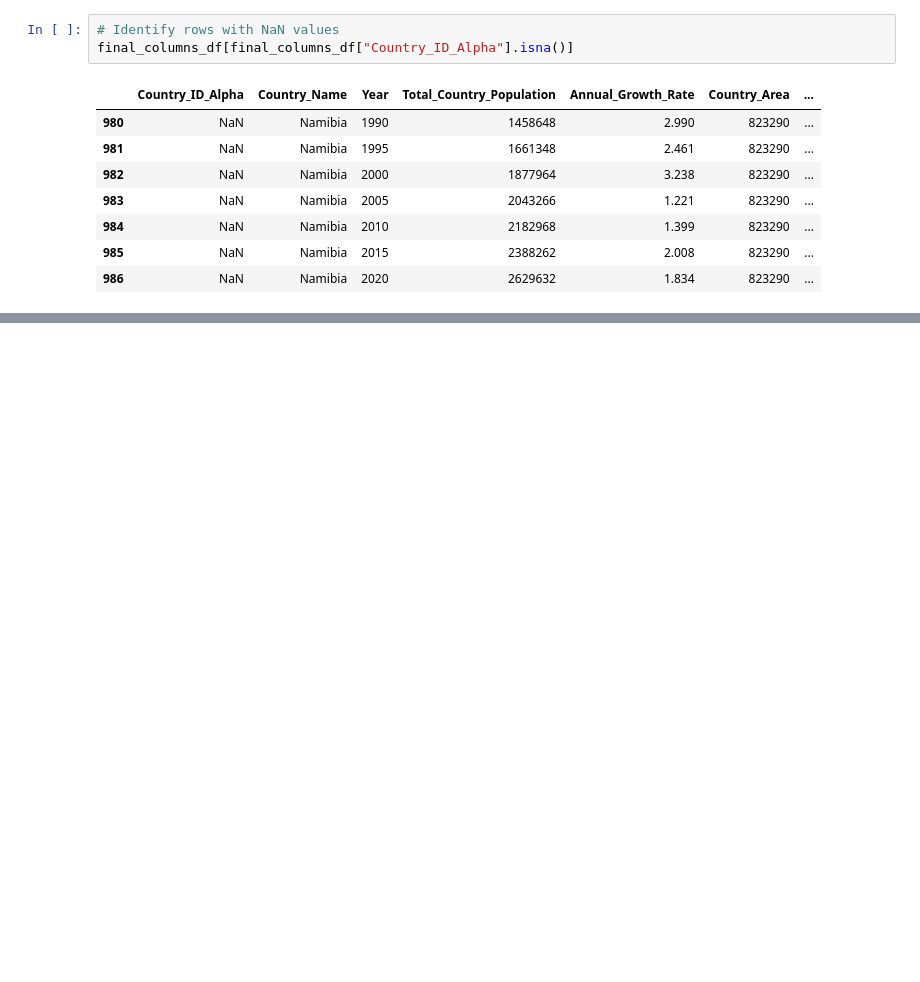
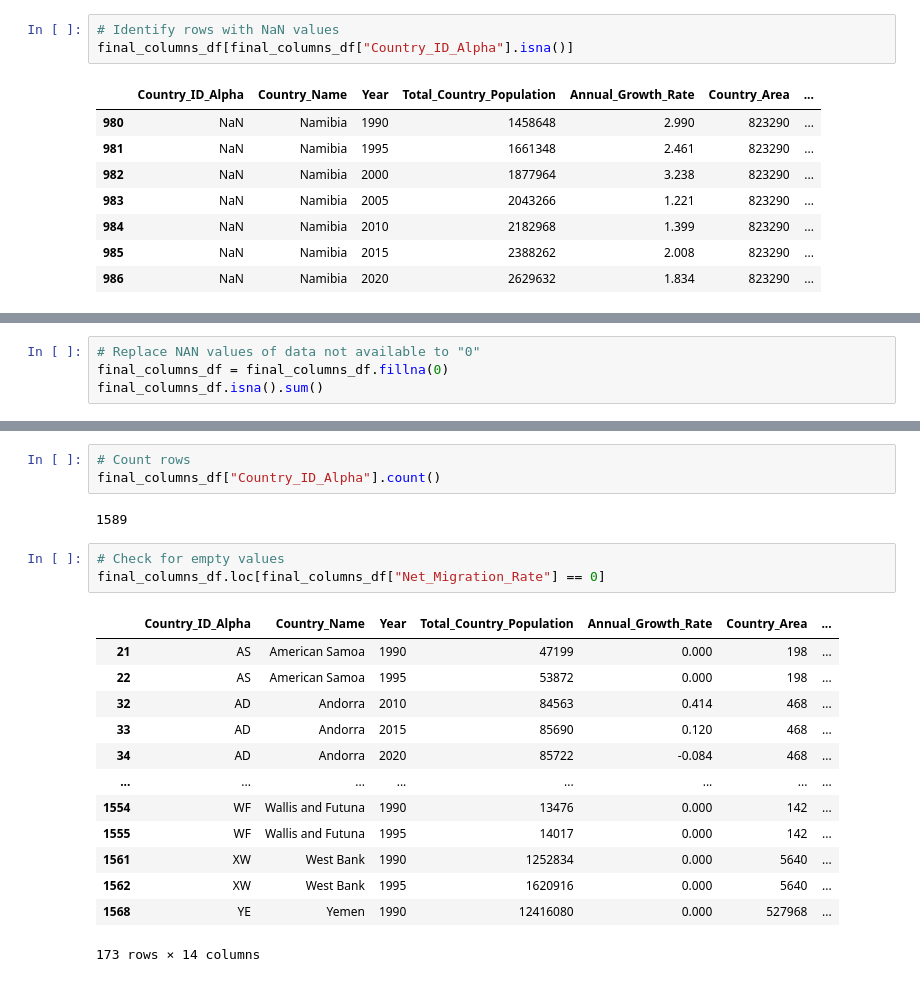
Before and after one commit to pavlarsen/Final_Project, a Jupyter notebook: data_preprocessing_part2.ipynb, the cells around one changed output, grey strips where cells are left out. Saved outputs shown, nothing was run; the diff lists cells and outputs as text; blank space fills up the shorter version.

```diff
--- a/data_preprocessing_part2.ipynb
+++ b/data_preprocessing_part2.ipynb
@@ -77,0 +136,4 @@ final_columns_df[final_columns_df["Country_ID_Alpha"].isna()]
+# %%
+# Replace NAN values of data not available to "0"
+final_columns_df = final_columns_df.fillna(0)
+final_columns_df.isna().sum()
@@ -77,0 +175,22 @@ final_columns_df[final_columns_df["Country_ID_Alpha"].isna()]
+# %%
+# Count rows
+final_columns_df["Country_ID_Alpha"].count()
+# %% [output]
+1589
+# %%
+# Check for empty values
+final_columns_df.loc[final_columns_df["Net_Migration_Rate"] == 0]
+# %% [output]
+|  | Country_ID_Alpha | Country_Name | Year | Total_Country_Population | Annual_Growth_Rate | Country_Area | ... |
+| 21 | AS | American Samoa | 1990 | 47199 | 0.000 | 198 | ... |
+| 22 | AS | American Samoa | 1995 | 53872 | 0.000 | 198 | ... |
+| 32 | AD | Andorra | 2010 | 84563 | 0.414 | 468 | ... |
+| 33 | AD | Andorra | 2015 | 85690 | 0.120 | 468 | ... |
+| 34 | AD | Andorra | 2020 | 85722 | -0.084 | 468 | ... |
+| ... | ... | ... | ... | ... | ... | ... | ... |
+| 1554 | WF | Wallis and Futuna | 1990 | 13476 | 0.000 | 142 | ... |
+| 1555 | WF | Wallis and Futuna | 1995 | 14017 | 0.000 | 142 | ... |
+| 1561 | XW | West Bank | 1990 | 1252834 | 0.000 | 5640 | ... |
+| 1562 | XW | West Bank | 1995 | 1620916 | 0.000 | 5640 | ... |
+| 1568 | YE | Yemen | 1990 | 12416080 | 0.000 | 527968 | ... |
+173 rows × 14 columns
```
Also changed, not shown: parts of 7 cells of this notebook.
